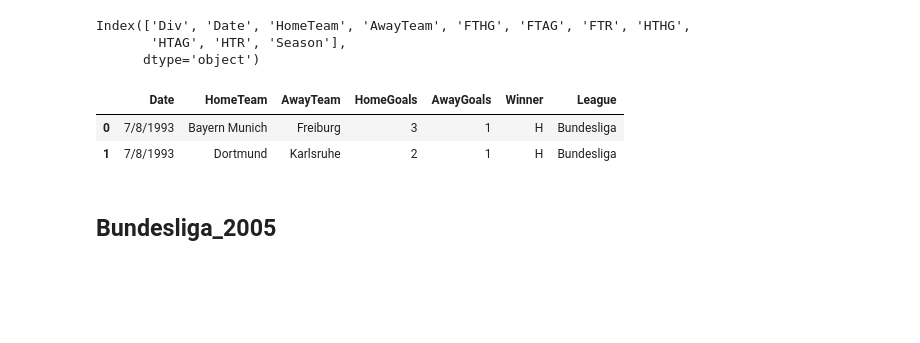
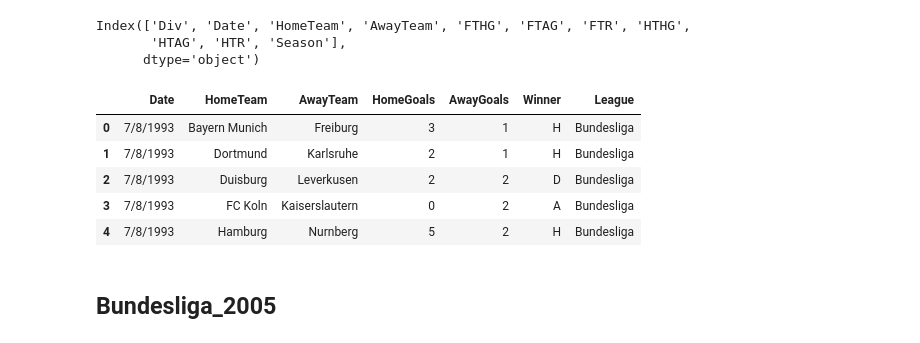
Before and after one commit to yasser-sulaiman/info-Int, a Jupyter notebook: Project.ipynb, the cells around one changed output. Cells and saved outputs as stored; diff of their text form; code cells hidden in the pictures; blank space fills up the shorter version.

```diff
--- a/Project.ipynb
+++ b/Project.ipynb
@@ -80,20 +80,25 @@ Index(['Div', 'Date', 'HomeTeam', 'AwayTeam', 'FTHG', 'FTAG', 'FTR', 'HTHG',
        'HTAG', 'HTR', 'Season'],
       dtype='object')
 # %%
+# filter out the rows with Div = 'D1'
+Bundesliga_1993 = Bundesliga_1993[Bundesliga_1993['Div'] == 'D1']
 # Dropping unused columns ('Div', 'Season', 'HTHG', 'HTAG', 'HTR') from the 'Bundesliga_1993' DataFrame
 Bundesliga_1993.drop(columns=['Div', 'Season', 'HTHG', 'HTAG', 'HTR'], axis=1, inplace=True)
 
 # Renaming columns to match global schema
 Bundesliga_1993.rename(columns={'FTHG': 'HomeGoals', 'FTAG': 'AwayGoals', 'FTR': 'Winner'}, inplace=True)
 
 # Adding a 'League' column with the value 'Bundesliga' for each row to indicate the league name
 Bundesliga_1993['League'] = 'Bundesliga'
 
-Bundesliga_1993.head(2)
+Bundesliga_1993.head()
 # %% [output]
 |  | Date | HomeTeam | AwayTeam | HomeGoals | AwayGoals | Winner | League |
 | 0 | 7/8/1993 | Bayern Munich | Freiburg | 3 | 1 | H | Bundesliga |
 | 1 | 7/8/1993 | Dortmund | Karlsruhe | 2 | 1 | H | Bundesliga |
+| 2 | 7/8/1993 | Duisburg | Leverkusen | 2 | 2 | D | Bundesliga |
+| 3 | 7/8/1993 | FC Koln | Kaiserslautern | 0 | 2 | A | Bundesliga |
+| 4 | 7/8/1993 | Hamburg | Nurnberg | 5 | 2 | H | Bundesliga |
 # %% [markdown]
 ## Bundesliga_2005
 # %%
```
Also changed, not shown: parts of 9 cells of this notebook, 1 other file.
